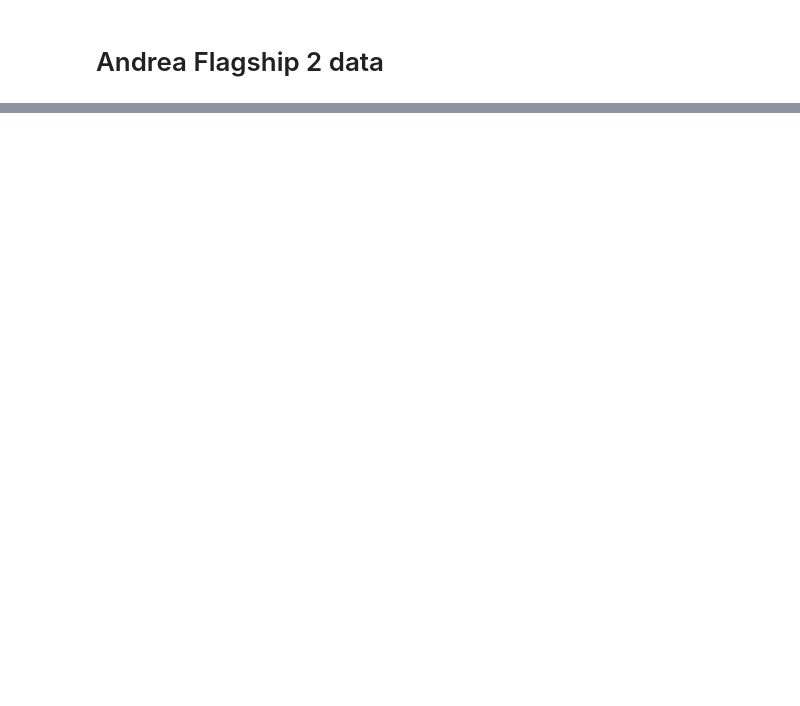
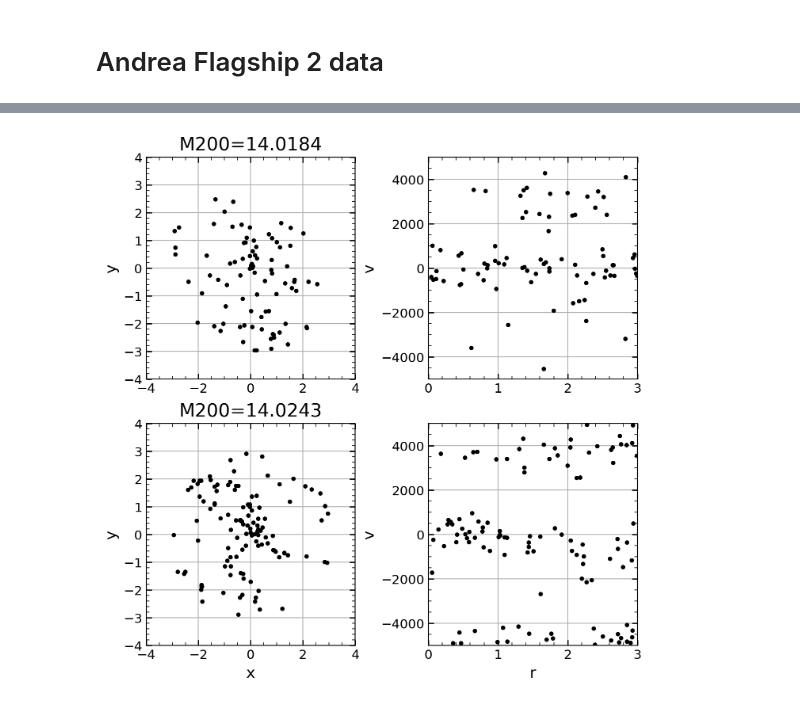
Before and after one commit to maho3/cl-ml-euclid, a Jupyter notebook: preprocessing.ipynb, the cells around one changed output, grey strips where cells are left out. Drawn from its saved outputs; the diff is of its cells as text; code cells hidden in the pictures; blank space fills up the shorter version.

```diff
--- a/preprocessing.ipynb
+++ b/preprocessing.ipynb
@@ -295,0 +169,24 @@ np.log10(2e-16)
+# %%
+# plot example data
+Nex = 2
+f, axs = plt.subplots(Nex, 2, figsize=(8,4*Nex),
+                      gridspec_kw={'wspace':0.35})
+for i in range(Nex):
+    ind = np.random.choice(len(x_batch))
+    x = x_batch[ind]
+    axs[i,0].plot(x[:,0], x[:,1], 'k.')
+    axs[i,0].set_ylabel('y')
+    axs[i,0].set_xlim(-4,4)
+    axs[i,0].set_ylim(-4,4)
+    axs[i,0].set_title(f'M200={thetas_batch[ind,0]:.4f}')
+    if i==Nex-1:
+        axs[i,0].set_xlabel('x')
+
+    axs[i,1].plot(np.sqrt(x[:,0]**2 + x[:,1]**2), x[:,2], 'k.')
+    axs[i,1].set_ylabel('v')
+    axs[i,1].set_xlim(0,3)
+    axs[i,1].set_ylim(-5000,5000)
+    if i==Nex-1:
+        axs[i,1].set_xlabel('r')
+# %% [output]
+[figure, added]
```
Also changed, not shown: parts of 35 cells of this notebook, 1 other file.
